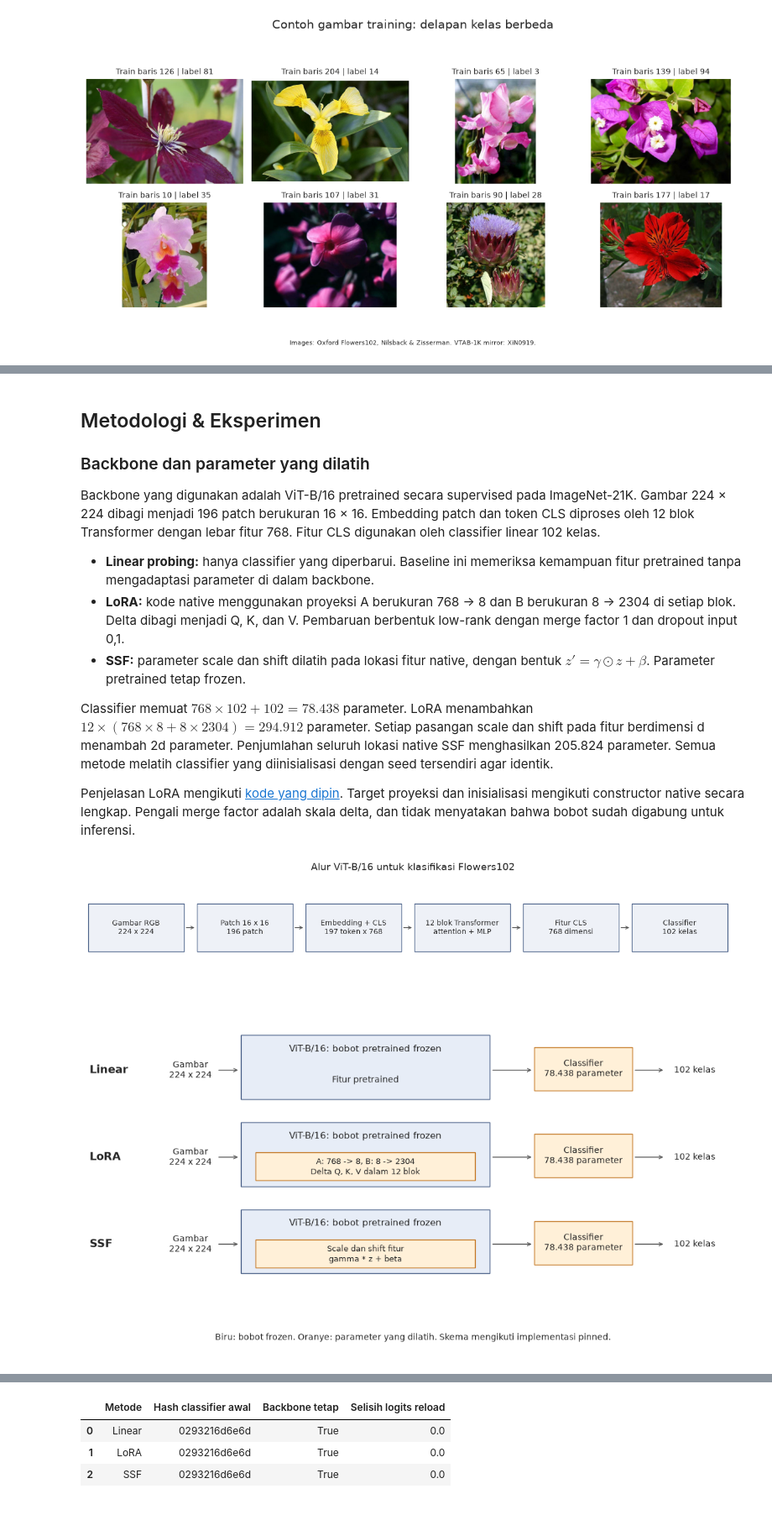
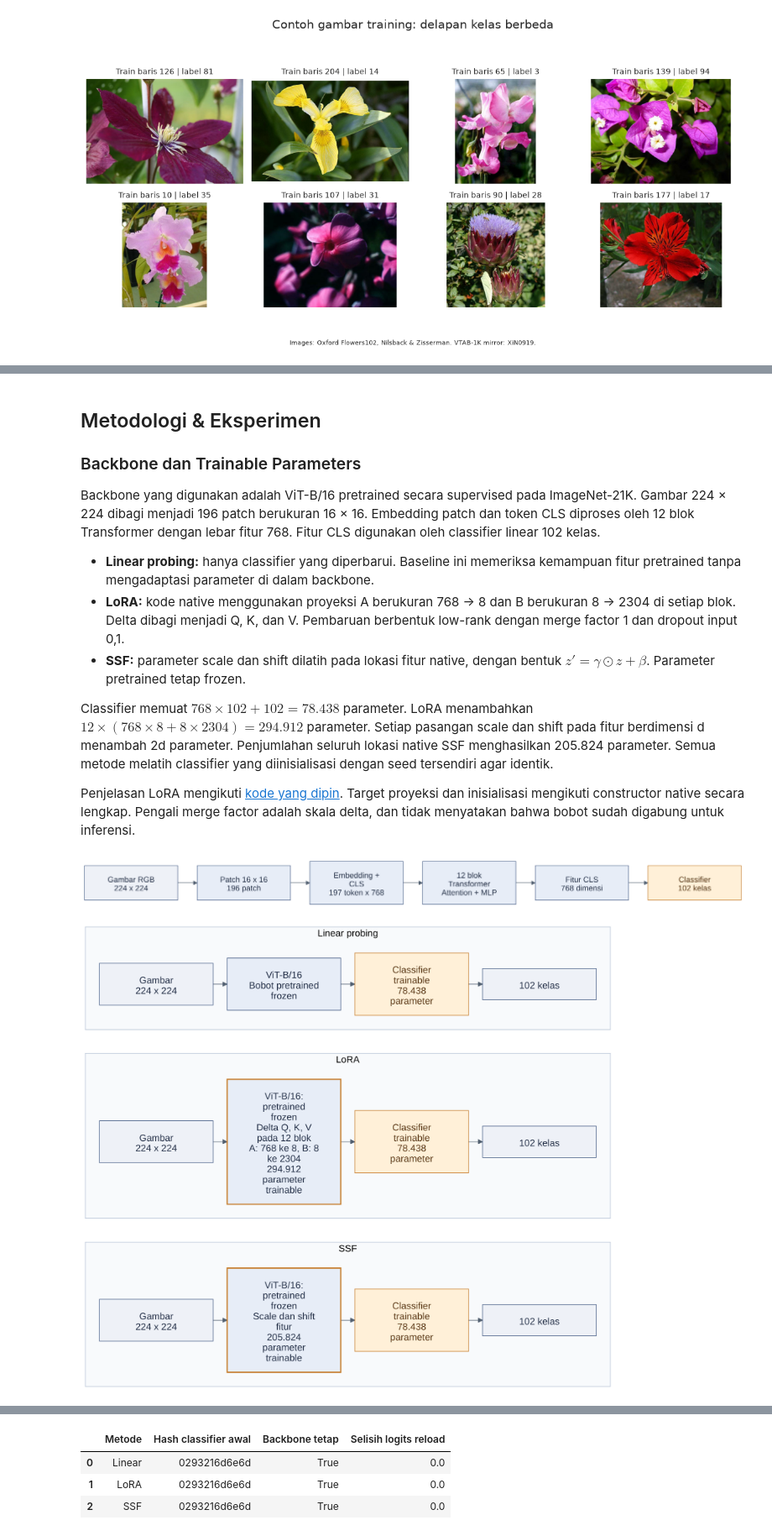
Before and after one commit to alifnw/peft-vision-flowers102, a Jupyter notebook: notebooks/01_flowers102_checkpoint1.ipynb, the cells around one changed output, grey strips where cells are left out. Shown at 84% size. Saved outputs shown, nothing was run; the diff lists cells and outputs as text; code cells hidden in the pictures; blank space fills up the shorter version.

Commit message:
Polish checkpoint analysis and add reproducible Mermaid diagrams

```diff
--- a/notebooks/01_flowers102_checkpoint1.ipynb
+++ b/notebooks/01_flowers102_checkpoint1.ipynb
@@ -45,7 +69,7 @@ import pandas as pd
 import matplotlib
 import matplotlib.pyplot as plt
 import scipy
-from IPython.display import display, Markdown
+from IPython.display import display, Markdown, Image as NotebookImage
 
 ROOT = Path.cwd().resolve()
 if not (ROOT / "results/checkpoint1").is_dir():
@@ -67,6 +91,10 @@ def show_asset(fig, name, section, caption, caveat="", source="results/checkpoin
     plt.show()
     plt.close(fig)
 
+def show_diagram(name, section, caption, caveat="", source="Mermaid source"):
+    path = exports.diagram(name, section, caption, caveat, source)
+    display(NotebookImage(filename=str(path), width=1100))
+
 print("Python", platform.python_version(), "| NumPy", np.__version__, "| Pandas", pd.__version__)
 print("Matplotlib", matplotlib.__version__, "| SciPy", scipy.__version__)
 print("Snapshot terverifikasi:", ", ".join(runs), "| 100 epoch | seed 42")
@@ -111,8 +139,10 @@ Duplikasi isi file train–validation: 0
 Keanggotaan split terhadap arsip penulis: unverified
 # %% [markdown]
+<a id="sec-metodologi-eksperimen"></a>
+
 ## Metodologi & Eksperimen
 
-### Backbone dan parameter yang dilatih
+### Backbone dan Trainable Parameters
 
 Backbone yang digunakan adalah ViT-B/16 pretrained secara supervised pada ImageNet-21K. Gambar 224 × 224 dibagi menjadi 196 patch berukuran 16 × 16. Embedding patch dan token CLS diproses oleh 12 blok Transformer dengan lebar fitur 768. Fitur CLS digunakan oleh classifier linear 102 kelas.
 
@@ -124,15 +154,15 @@ Classifier memuat $768\times102+102=78.438$ parameter. LoRA menambahkan $12\time
 
 Penjelasan LoRA mengikuti [kode yang dipin](https://github.com/OSU-MLB/ViT_PEFT_Vision/blob/cea7e21b2ddecef8172f5d177da5a29d531c4279/model/lora.py). Target proyeksi dan inisialisasi mengikuti constructor native secara lengkap. Pengali merge factor adalah skala delta, dan tidak menyatakan bahwa bobot sudah digabung untuk inferensi.
 # %%
-show_asset(figures.vit_backbone_diagram(), "vit-backbone", "Metodologi & Eksperimen",
+show_diagram("vit-backbone", "Metodologi & Eksperimen",
            "Alur gambar, embedding patch, Transformer dan classifier pada ViT-B/16.",
            "Diagram merangkum alur utama.", "Pinned upstream ViT-B/16 architecture and image transform")
-show_asset(figures.method_diagram(), "method-diagram", "Metodologi & Eksperimen",
+show_diagram("method-diagram", "Metodologi & Eksperimen",
            "Perbedaan parameter frozen dan trainable pada tiga metode.",
            "Skema mengikuti implementasi native.", "Pinned model/lora.py, model/ssf.py and parameter boundaries")
 # %% [output]
-[figure, old version]
+[figure, new version]
-[figure, old version]
+[figure, new version]
 # %% [markdown]
 ### Protokol training
 
```
Also changed, not shown: parts of 30 cells of this notebook, 33 other files.
